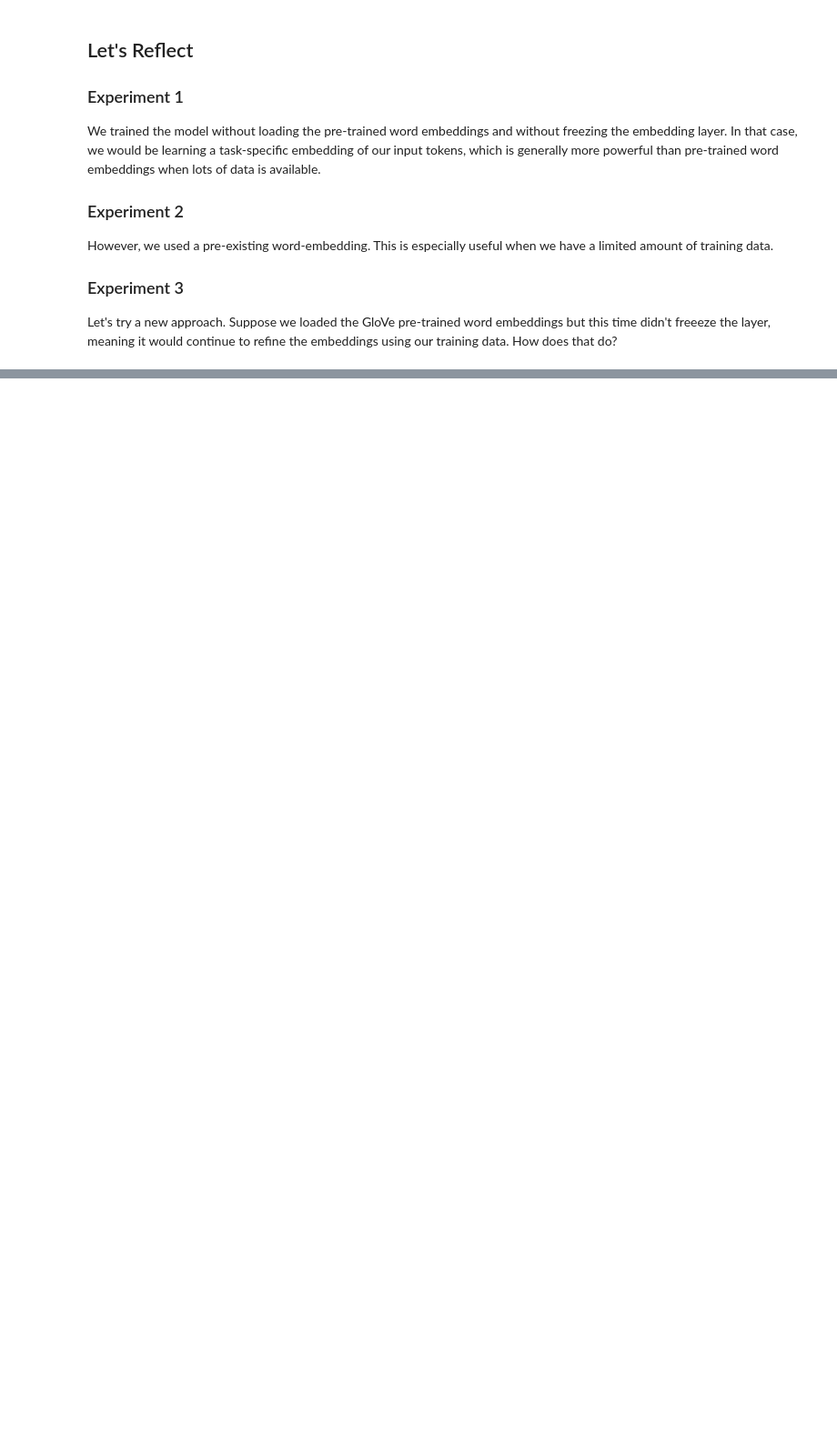
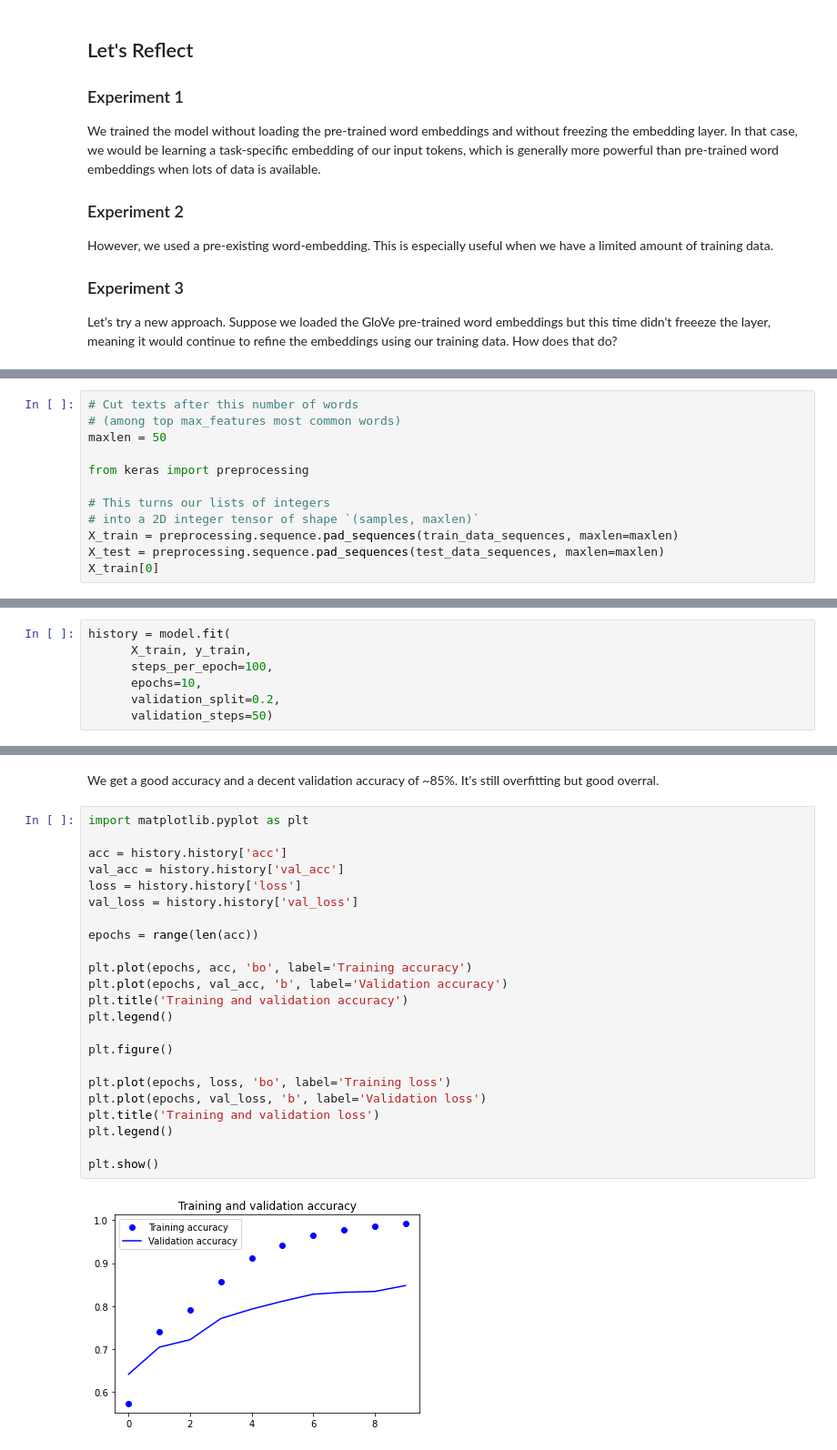
Before and after one commit to xpertdesh/ml-class21, a Jupyter notebook: labs/word_embeddings.ipynb, the cells around one changed output, grey strips where cells are left out. Shown at 91% size. Saved outputs shown, nothing was run; the diff lists cells and outputs as text; blank space fills up the shorter version.

```diff
--- a/labs/word_embeddings.ipynb
+++ b/labs/word_embeddings.ipynb
@@ -653,0 +768,12 @@ Which is better
+# %%
+# Cut texts after this number of words
+# (among top max_features most common words)
+maxlen = 50
+
+from keras import preprocessing
+
+# This turns our lists of integers
+# into a 2D integer tensor of shape `(samples, maxlen)`
+X_train = preprocessing.sequence.pad_sequences(train_data_sequences, maxlen=maxlen)
+X_test = preprocessing.sequence.pad_sequences(test_data_sequences, maxlen=maxlen)
+X_train[0]
@@ -653,0 +823,7 @@ Which is better
+# %%
+history = model.fit(
+      X_train, y_train,
+      steps_per_epoch=100,
+      epochs=10,
+      validation_split=0.2,
+      validation_steps=50)
@@ -653,0 +851,27 @@ Which is better
+# %% [markdown]
+We get a good accuracy and a decent validation accuracy of ~85%. It's still overfitting but good overral.
+# %%
+import matplotlib.pyplot as plt
+
+acc = history.history['acc']
+val_acc = history.history['val_acc']
+loss = history.history['loss']
+val_loss = history.history['val_loss']
+
+epochs = range(len(acc))
+
+plt.plot(epochs, acc, 'bo', label='Training accuracy')
+plt.plot(epochs, val_acc, 'b', label='Validation accuracy')
+plt.title('Training and validation accuracy')
+plt.legend()
+
+plt.figure()
+
+plt.plot(epochs, loss, 'bo', label='Training loss')
+plt.plot(epochs, val_loss, 'b', label='Validation loss')
+plt.title('Training and validation loss')
+plt.legend()
+
+plt.show()
+# %% [output]
+[figure, added]
```
Also changed, not shown: parts of 32 cells of this notebook.
